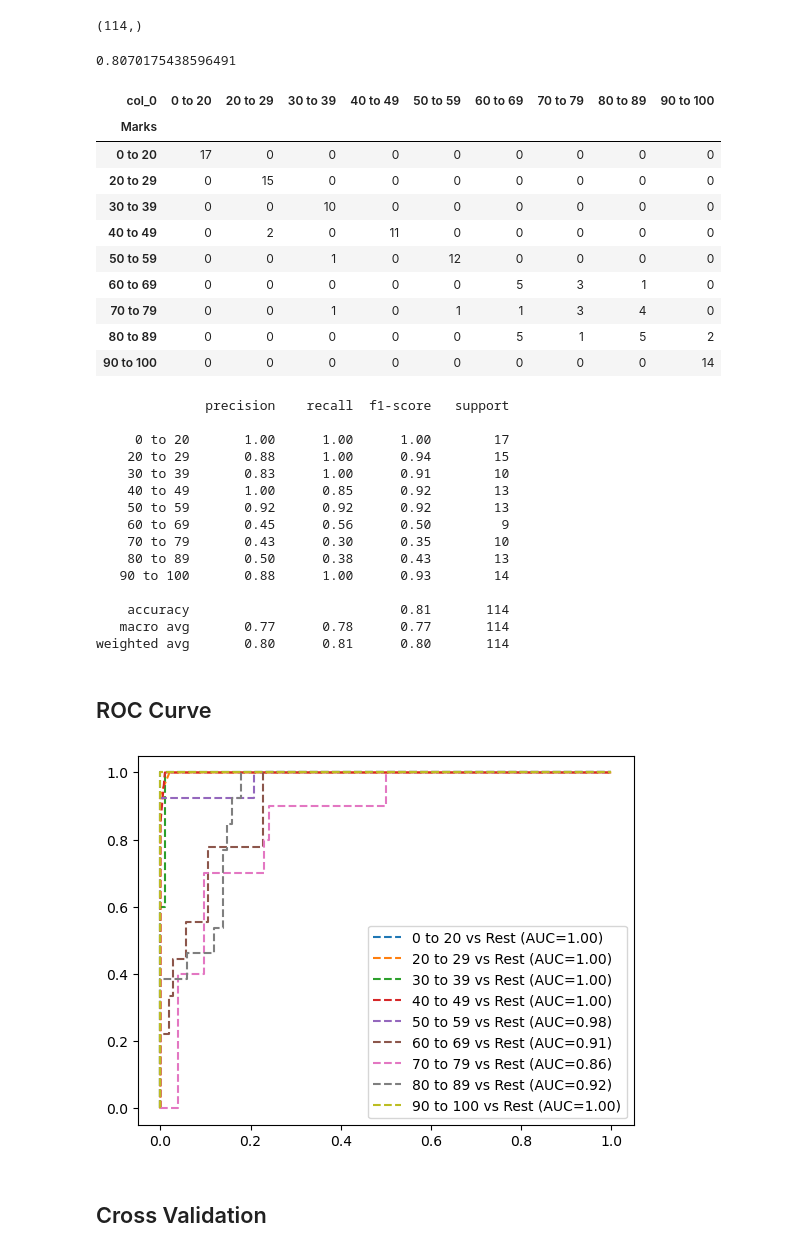
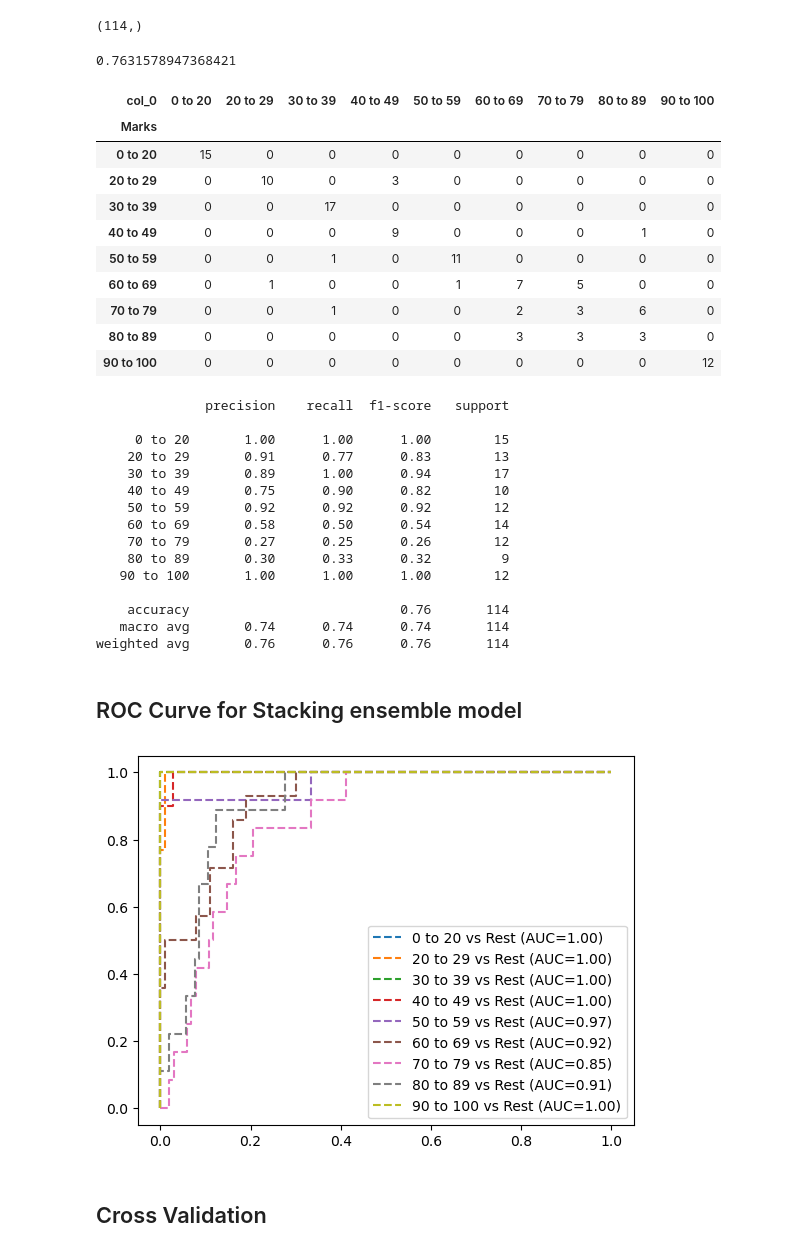
Before and after one commit to Onethk/SDGP1, a Jupyter notebook: stackingModel(Evaluation).ipynb, the cells around one changed output. Saved outputs shown, nothing was run; the diff lists cells and outputs as text; code cells hidden in the pictures.

Commit message:
Added read data

```diff
--- a/stackingModel(Evaluation).ipynb
+++ b/stackingModel(Evaluation).ipynb
@@ -8,14 +8,14 @@ import seaborn as snsa
 from sklearn.metrics import accuracy_score
 # %%
 #Dataset is read
-df = pd.read_csv("FinalDataset.csv")
+df = pd.read_csv("Final5.csv")
 # %%
 #Dropping unwanted columns
 
-#df.drop('HowYouPrepare',axis = 1, inplace = True)
+df.drop('HowYouPrepare',axis = 1, inplace = True)
 #df.drop('Rate yourself',axis = 1, inplace = True)
-df.drop('TravelMethod',axis = 1, inplace = True)
-df.drop('Gender', axis = 1, inplace = True)
+#df.drop('TravelMethod',axis = 1, inplace = True)
+#df.drop('Gender', axis = 1, inplace = True)
 # %%
 df
 # %% [output]
@@ -391,21 +388,21 @@ stackPred.shape
 # %%
 accuracy_score(y_test,stackPred)
 # %% [output]
-0.8070175438596491
+0.7631578947368421
 # %%
 pd.crosstab(y_test,stackPred)
 # %% [output]
 | col_0 | 0 to 20 | 20 to 29 | 30 to 39 | 40 to 49 | 50 to 59 | 60 to 69 | 70 to 79 | 80 to 89 | 90 to 100 |
 | Marks |  |  |  |  |  |  |  |  |  |
-| 0 to 20 | 17 | 0 | 0 | 0 | 0 | 0 | 0 | 0 | 0 |
-| 20 to 29 | 0 | 15 | 0 | 0 | 0 | 0 | 0 | 0 | 0 |
-| 30 to 39 | 0 | 0 | 10 | 0 | 0 | 0 | 0 | 0 | 0 |
-| 40 to 49 | 0 | 2 | 0 | 11 | 0 | 0 | 0 | 0 | 0 |
-| 50 to 59 | 0 | 0 | 1 | 0 | 12 | 0 | 0 | 0 | 0 |
-| 60 to 69 | 0 | 0 | 0 | 0 | 0 | 5 | 3 | 1 | 0 |
-| 70 to 79 | 0 | 0 | 1 | 0 | 1 | 1 | 3 | 4 | 0 |
-| 80 to 89 | 0 | 0 | 0 | 0 | 0 | 5 | 1 | 5 | 2 |
-| 90 to 100 | 0 | 0 | 0 | 0 | 0 | 0 | 0 | 0 | 14 |
+| 0 to 20 | 15 | 0 | 0 | 0 | 0 | 0 | 0 | 0 | 0 |
+| 20 to 29 | 0 | 10 | 0 | 3 | 0 | 0 | 0 | 0 | 0 |
+| 30 to 39 | 0 | 0 | 17 | 0 | 0 | 0 | 0 | 0 | 0 |
+| 40 to 49 | 0 | 0 | 0 | 9 | 0 | 0 | 0 | 1 | 0 |
+| 50 to 59 | 0 | 0 | 1 | 0 | 11 | 0 | 0 | 0 | 0 |
+| 60 to 69 | 0 | 1 | 0 | 0 | 1 | 7 | 5 | 0 | 0 |
+| 70 to 79 | 0 | 0 | 1 | 0 | 0 | 2 | 3 | 6 | 0 |
+| 80 to 89 | 0 | 0 | 0 | 0 | 0 | 3 | 3 | 3 | 0 |
+| 90 to 100 | 0 | 0 | 0 | 0 | 0 | 0 | 0 | 0 | 12 |
 # %%
 from sklearn.metrics import classification_report
 
@@ -413,52 +410,53 @@ print(classification_report(y_test,stackPred))
 # %% [output]
               precision    recall  f1-score   support
 
-     0 to 20       1.00      1.00      1.00        17
-    20 to 29       0.88      1.00      0.94        15
-    30 to 39       0.83      1.00      0.91        10
-    40 to 49       1.00      0.85      0.92        13
-    50 to 59       0.92      0.92      0.92        13
-    60 to 69       0.45      0.56      0.50         9
-    70 to 79       0.43      0.30      0.35        10
-    80 to 89       0.50      0.38      0.43        13
-   90 to 100       0.88      1.00      0.93        14
+     0 to 20       1.00      1.00      1.00        15
+    20 to 29       0.91      0.77      0.83        13
+    30 to 39       0.89      1.00      0.94        17
+    40 to 49       0.75      0.90      0.82        10
+    50 to 59       0.92      0.92      0.92        12
+    60 to 69       0.58      0.50      0.54        14
+    70 to 79       0.27      0.25      0.26        12
+    80 to 89       0.30      0.33      0.32         9
+   90 to 100       1.00      1.00      1.00        12
 
-    accuracy                           0.81       114
-   macro avg       0.77      0.78      0.77       114
-weighted avg       0.80      0.81      0.80       114
+    accuracy                           0.76       114
+   macro avg       0.74      0.74      0.74       114
+weighted avg       0.76      0.76      0.76       114
 # %% [markdown]
-## ROC Curve
+## ROC Curve for Stacking ensemble model
 # %%
 #Multiclass ROC curve - One vs Rest
 from sklearn.preprocessing import label_binarize
 from sklearn.metrics import roc_curve,auc
 #binarizing the y_test values
 
 y_test_binarized=label_binarize(y_test,classes=np.unique(y_test))
 
 classes=np.unique(y_test)
+n_class = classes.shape[0]
 
 
 falsePositiveRate = {}
 truePositiveRate = {}
 threshold = {}
 
 roc_auc = dict()
 
 
 for i in range(n_class):
     falsePositiveRate[i], truePositiveRate[i], threshold[i] = roc_curve(y_test_binarized[:,i], stackPredProba[:,i])
     roc_auc[i] = auc(falsePositiveRate[i], truePositiveRate[i])
 
     #Plotting curve
     plt.plot(falsePositiveRate[i], truePositiveRate[i], linestyle="--",
             label = "%s vs Rest (AUC=%0.2f)"%(classes[i],roc_auc[i]))
 
 
 plt.legend(loc='lower right')
 plt.show()
 # %% [output]
-[figure, old version]
+[figure, new version]
 # %% [markdown]
 ## Cross Validation
 # %%
```
Also changed, not shown: parts of 22 cells of this notebook.
